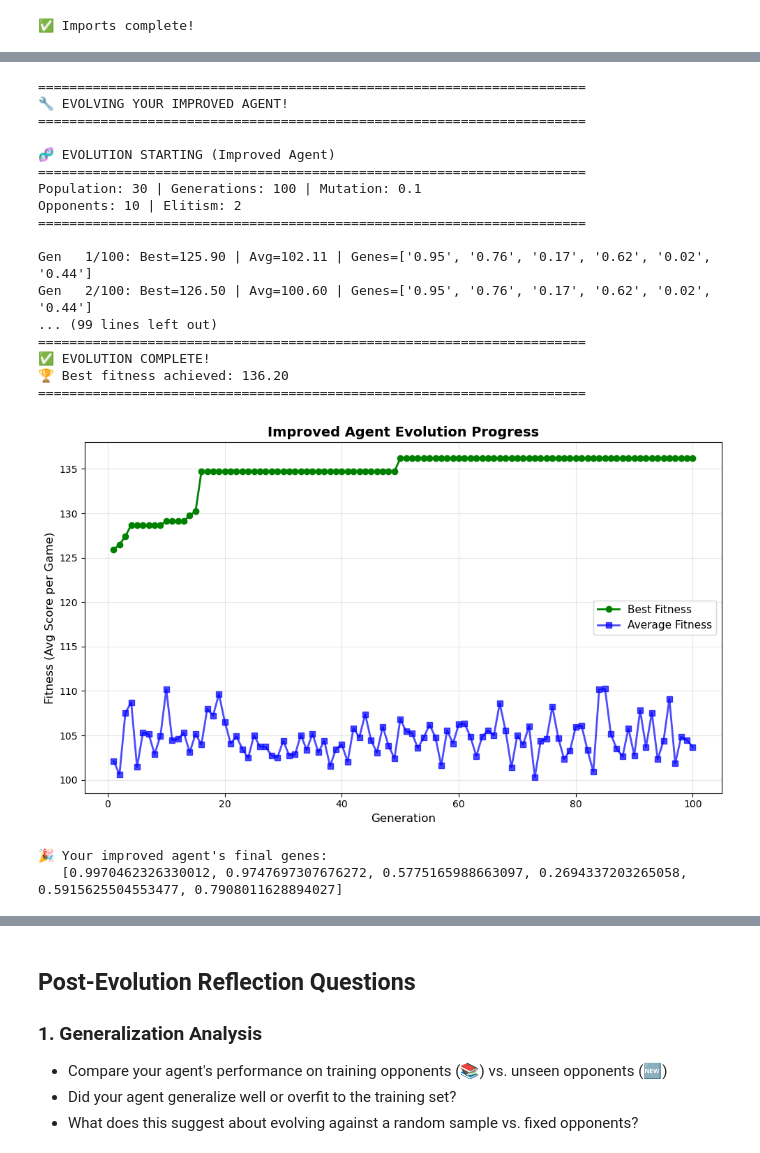
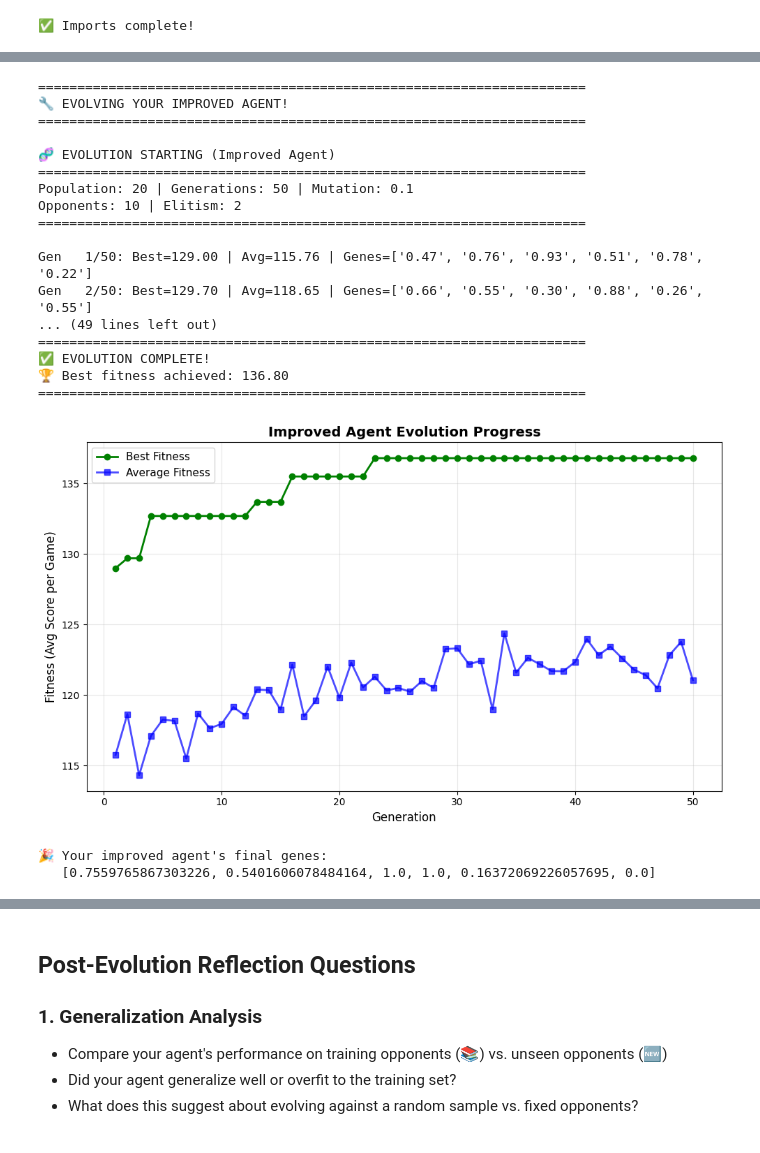
Before and after one commit to marleeheiken/prescriptiveAI_assignment3, a Jupyter notebook: Act 2/unit_5_student_notebook.ipynb, the cells around one changed output, grey strips where cells are left out. Saved outputs shown, nothing was run; the diff lists cells and outputs as text; code cells hidden in the pictures.

```diff
--- a/Act 2/unit_5_student_notebook.ipynb
+++ b/Act 2/unit_5_student_notebook.ipynb
@@ -871,43 +729,43 @@ def evolve_improved(generations=25, pop_size=20, opponents=None, mutation_rate=0
     plt.legend(fontsize=11)
     plt.grid(True, alpha=0.3)
     plt.tight_layout()
     plt.show()
 
     return best_overall_agent
 
 
 # TODO: Experiment with these parameters to find the best improved agent!
 my_improved_agent = evolve_improved(
-    generations=100,      # Try: 20, 30, 50
-    pop_size=30,         # Try: 15, 20, 30
+    generations=50,      # Try: 20, 30, 50
+    pop_size=20,         # Try: 15, 20, 30
     opponents=opponent_pool,
     mutation_rate=0.1,   # Try: 0.1, 0.15, 0.2
     elitism=2            # Keep top 2 agents each generation
 )
 
 print(f"\n🎉 Your improved agent's final genes:")
 print(f"   {my_improved_agent.genes}")
 # %% [output]
 ======================================================================
 🔧 EVOLVING YOUR IMPROVED AGENT!
 ======================================================================
 
 🧬 EVOLUTION STARTING (Improved Agent)
 ======================================================================
-Population: 30 | Generations: 100 | Mutation: 0.1
+Population: 20 | Generations: 50 | Mutation: 0.1
 Opponents: 10 | Elitism: 2
 ======================================================================
 
-Gen   1/100: Best=125.90 | Avg=102.11 | Genes=['0.95', '0.76', '0.17', '0.62', '0.02', '0.44']
-Gen   2/100: Best=126.50 | Avg=100.60 | Genes=['0.95', '0.76', '0.17', '0.62', '0.02', '0.44']
-... (99 lines left out)
+Gen   1/50: Best=129.00 | Avg=115.76 | Genes=['0.47', '0.76', '0.93', '0.51', '0.78', '0.22']
+Gen   2/50: Best=129.70 | Avg=118.65 | Genes=['0.66', '0.55', '0.30', '0.88', '0.26', '0.55']
+... (49 lines left out)
 ======================================================================
 ✅ EVOLUTION COMPLETE!
-🏆 Best fitness achieved: 136.20
+🏆 Best fitness achieved: 136.80
 ======================================================================
-[figure, old version]
+[figure, new version]
 🎉 Your improved agent's final genes:
-   [0.9970462326330012, 0.9747697307676272, 0.5775165988663097, 0.2694337203265058, 0.5915625504553477, 0.7908011628894027]
+   [0.7559765867303226, 0.5401606078484164, 1.0, 1.0, 0.16372069226057695, 0.0]
 # %%
 
 # ============================================================================
```
Also changed, not shown: parts of 8 cells of this notebook, 1 other file.
